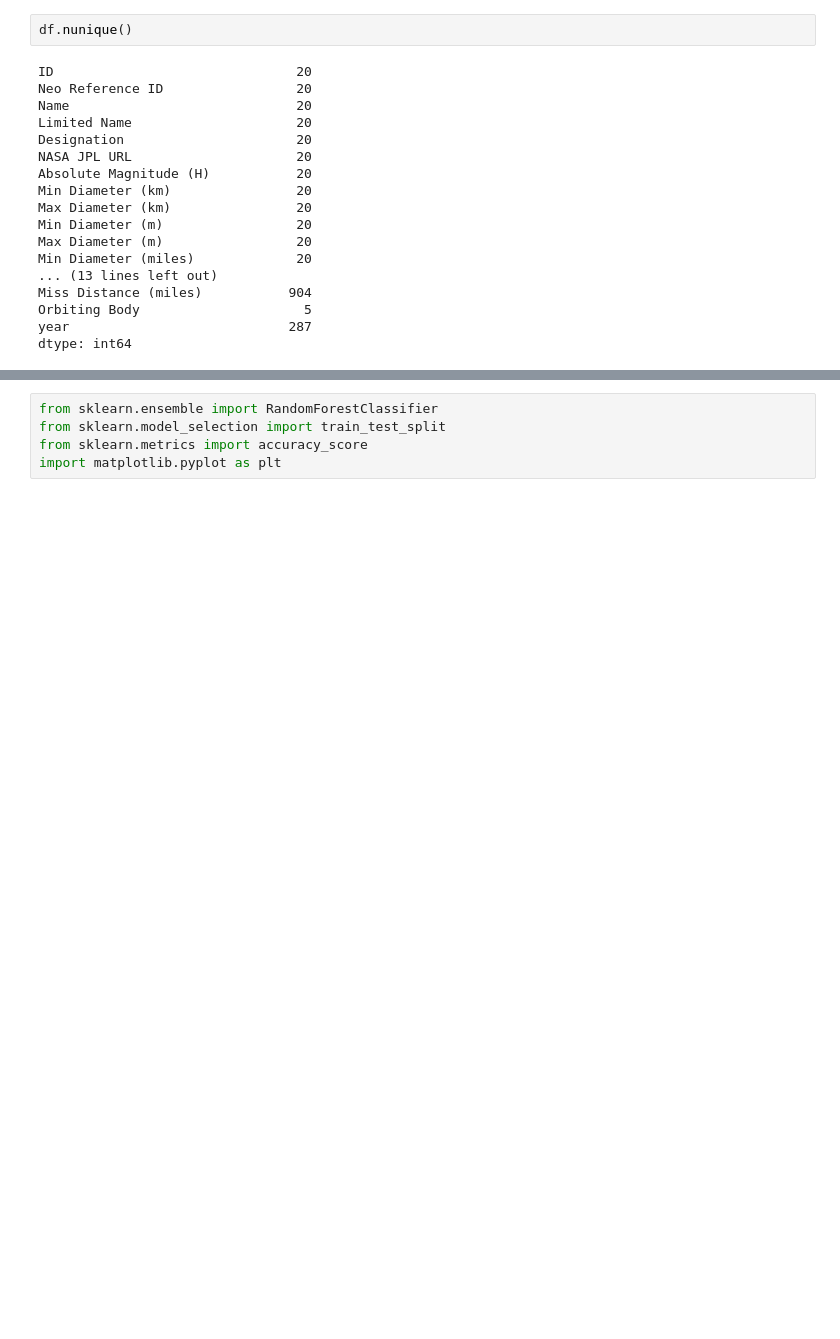
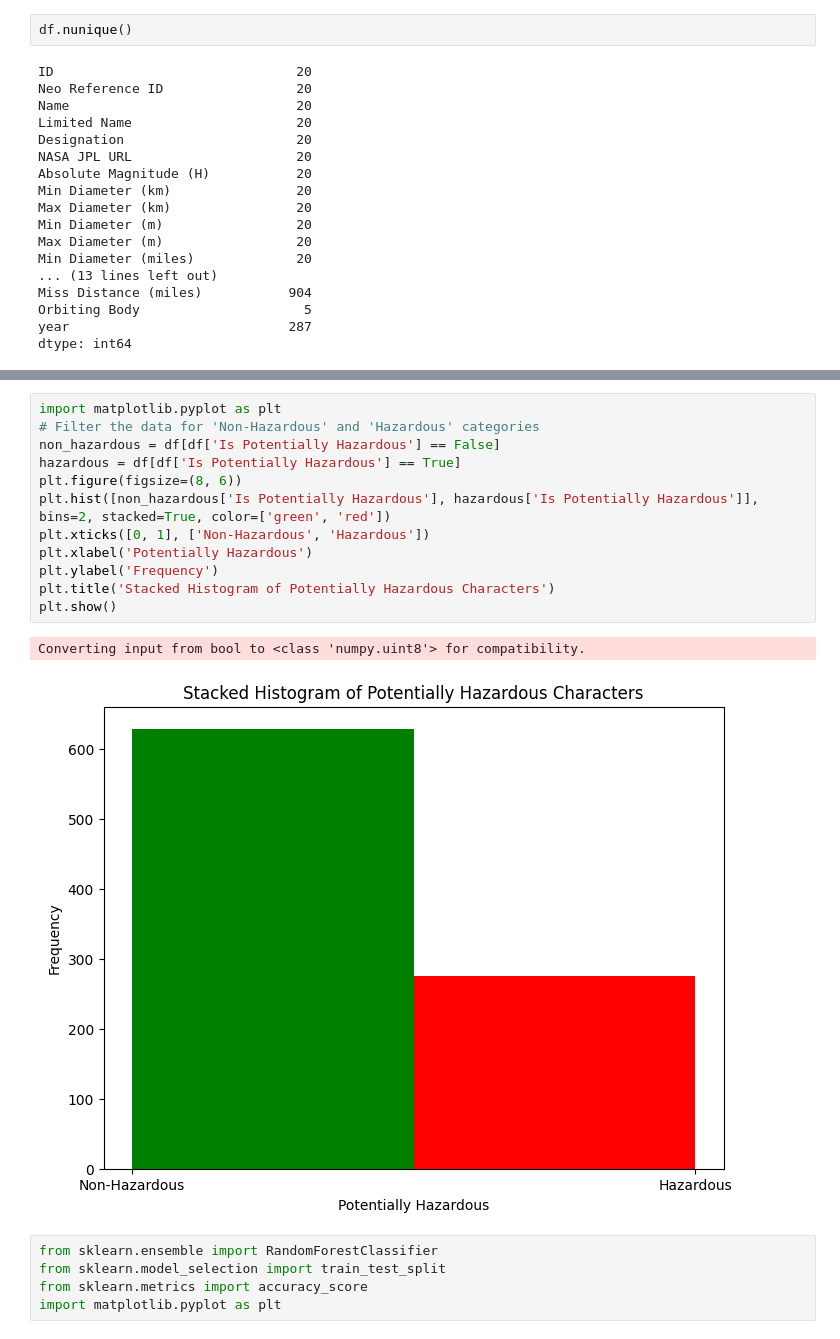
Before and after one commit to LokeshYarramallu/AM_ACM-AI_ML_Models, a Jupyter notebook: Random_Forest/NASA_NEO/NEO_data.ipynb, the cells around one changed output, grey strips where cells are left out. Saved outputs shown, nothing was run; the diff lists cells and outputs as text; blank space fills up the shorter version.

```diff
--- a/Random_Forest/NASA_NEO/NEO_data.ipynb
+++ b/Random_Forest/NASA_NEO/NEO_data.ipynb
@@ -69,3 +80,18 @@ The second histogram provides insights into the hazardous nature of NEOs. We hav
+# %%
+import matplotlib.pyplot as plt
+# Filter the data for 'Non-Hazardous' and 'Hazardous' categories
+non_hazardous = df[df['Is Potentially Hazardous'] == False]
+hazardous = df[df['Is Potentially Hazardous'] == True]
+plt.figure(figsize=(8, 6))
+plt.hist([non_hazardous['Is Potentially Hazardous'], hazardous['Is Potentially Hazardous']], bins=2, stacked=True, color=['green', 'red'])
+plt.xticks([0, 1], ['Non-Hazardous', 'Hazardous'])
+plt.xlabel('Potentially Hazardous')
+plt.ylabel('Frequency')
+plt.title('Stacked Histogram of Potentially Hazardous Characters')
+plt.show()
+# %% [output]
+Converting input from bool to <class 'numpy.uint8'> for compatibility.
+[figure, added]
 # %%
 from sklearn.ensemble import RandomForestClassifier
 from sklearn.model_selection import train_test_split
```
Also changed, not shown: parts of 10 cells of this notebook.
